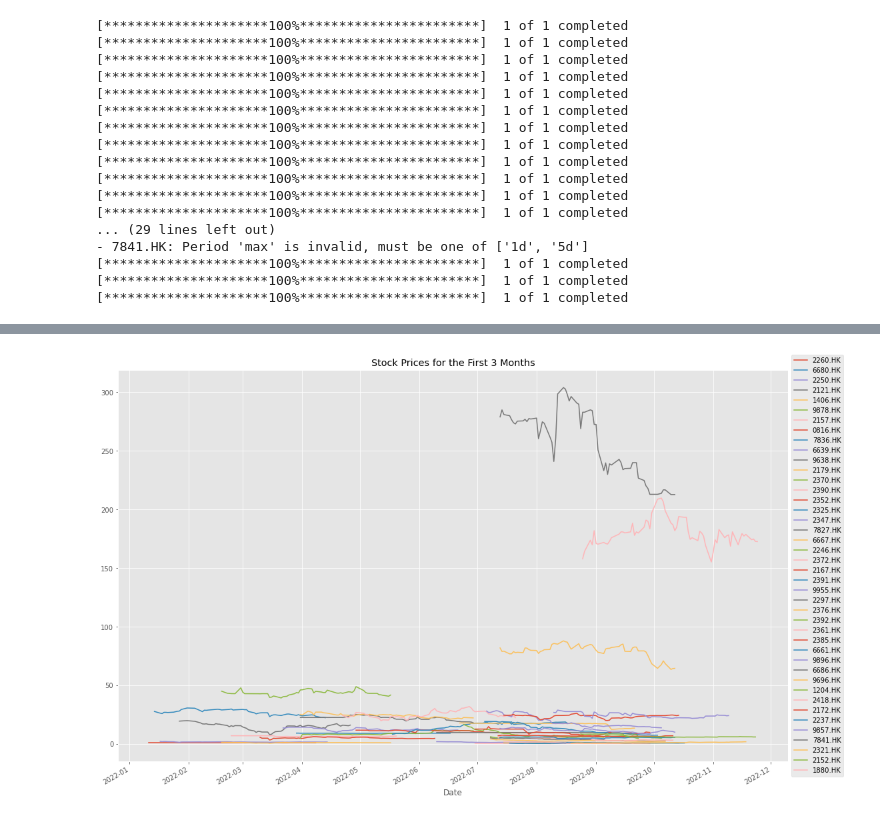
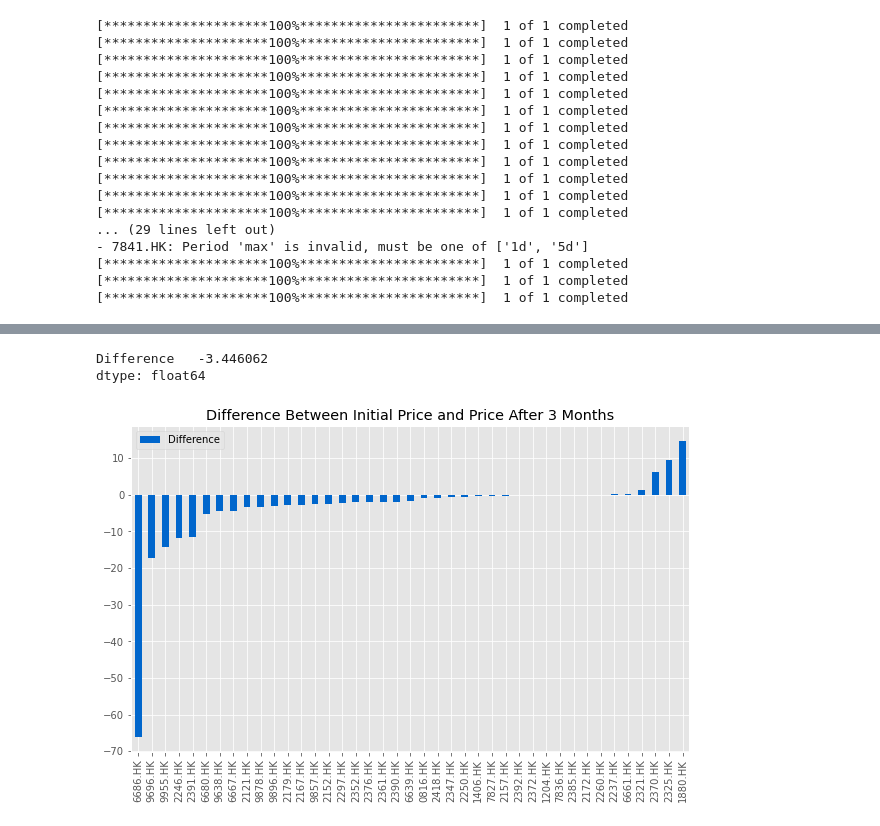
Before and after one commit to isabellasonoma/DS-Projects, a Jupyter notebook: IPO Data.ipynb, the cells around one changed output, grey strips where cells are left out. Saved outputs shown, nothing was run; the diff lists cells and outputs as text; code cells hidden in the pictures.

```diff
--- a/IPO Data.ipynb
+++ b/IPO Data.ipynb
@@ -258,3 +237,29 @@ while i<42:
+# %%
+dataset3mo = dataset3mo.drop([39],axis=0)
+# %%
+i=0
+dict_difference = {}
+while i<41:
+    name = 'Data'+dataset3mo.iloc[i,0].replace('.HK','')
+    series = globals()[name]
+    difference = series.iloc[-1] - series.iloc[0]
+    dict_difference[dataset3mo.iloc[i,0]] = difference
+    i=i+1
+# %%
+df_difference =  pd.DataFrame(dict_difference, index=['Difference'])
+# %%
+df_difference = df_difference.transpose()
+# %%
+df_difference.mean(axis=0)
+# %% [output]
+Difference   -3.446062
+dtype: float64
+# %%
+plt.rcParams["figure.figsize"] = (10,6)
+ax = df_difference['Difference'].sort_values(ascending =True).plot.bar(legend = True, color = new_color)
+ax.set_title('Difference Between Initial Price and Price After 3 Months');
+# %% [output]
+[figure, added]
 # %%
 merged = pd.concat([Data2260,
  Data6680,
@@ -298,10 +303,3 @@ merged = pd.concat([Data2260,
  Data2321,
  Data2152,
  Data1880], axis=1, join='outer')
-# %%
-plt.rcParams["figure.figsize"] = (18,12)
-ax = merged.plot()
-ax.legend(loc='center left', bbox_to_anchor=(1, 0.5))
-ax.set_title('Stock Prices for the First 3 Months');
-# %% [output]
-[figure, removed]
```
Also changed, not shown: parts of 26 cells of this notebook.
